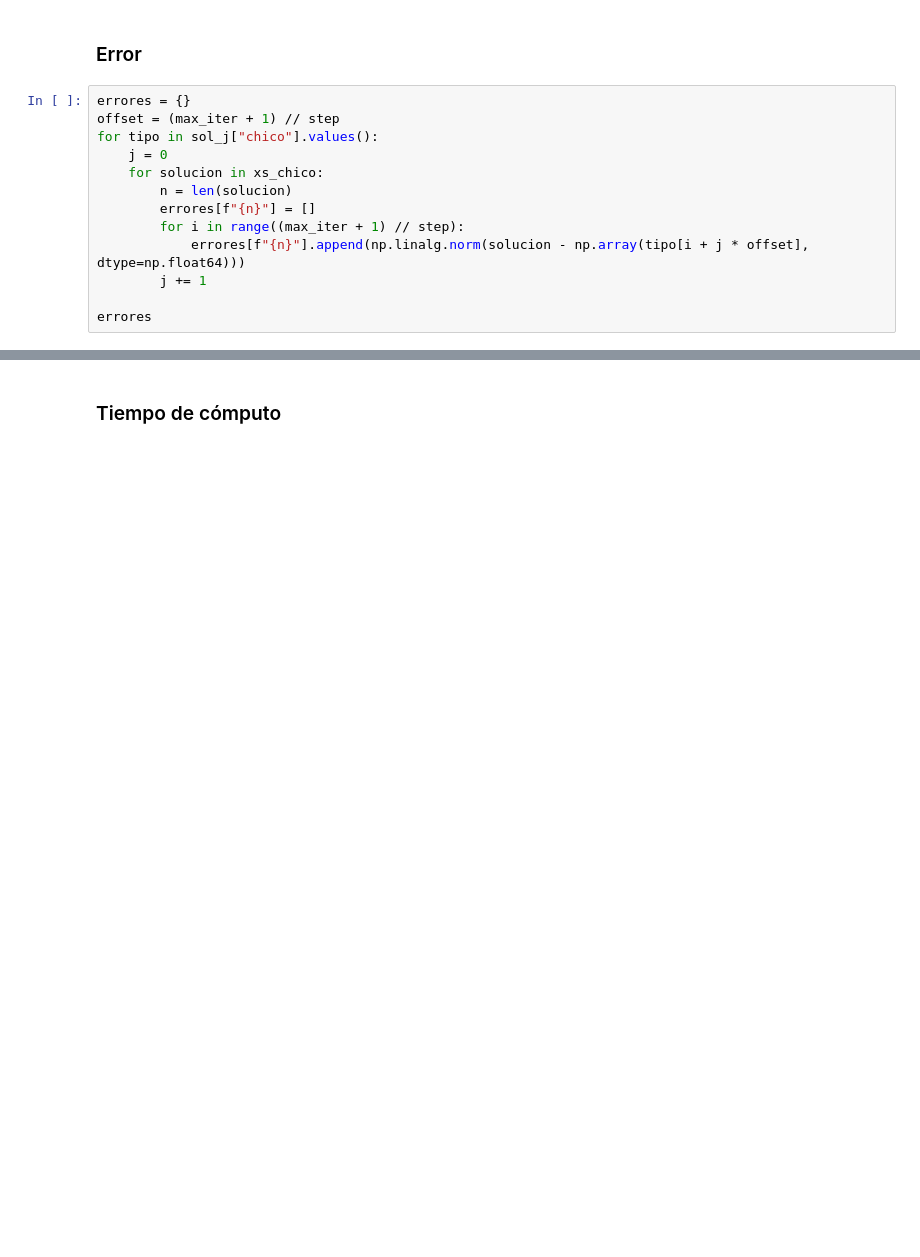
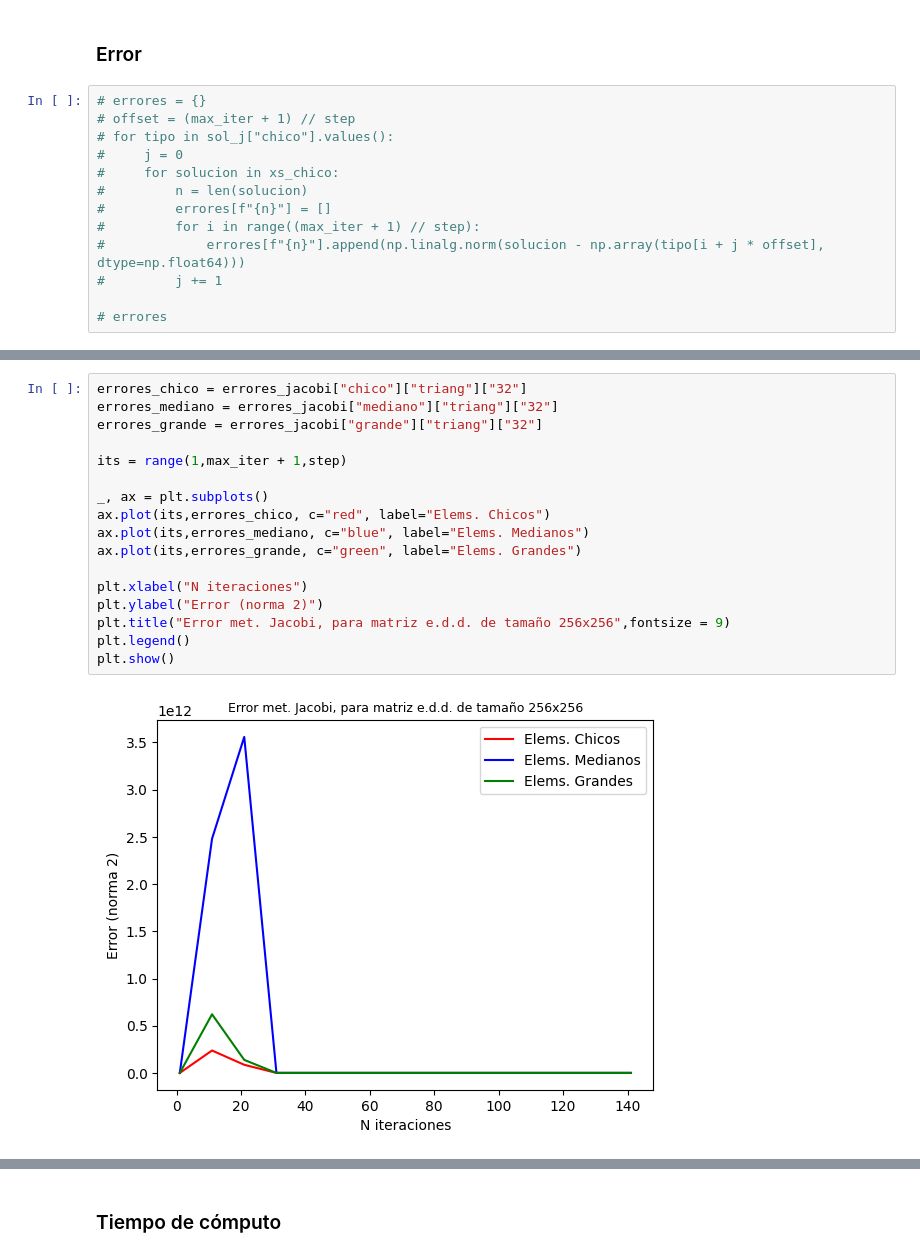
Before and after one commit to aleeperezz16/metnum-tp3, a Jupyter notebook: notebook/experimentacion.ipynb, the cells around one changed output, grey strips where cells are left out. Saved outputs shown, nothing was run; the diff lists cells and outputs as text; blank space fills up the shorter version.

```diff
--- a/notebook/experimentacion.ipynb
+++ b/notebook/experimentacion.ipynb
@@ -132,15 +133,15 @@ sol_lu = cargar_soluciones_metodos("lu")
 # %% [markdown]
 ### Error
 # %%
-errores = {}
-offset = (max_iter + 1) // step
-for tipo in sol_j["chico"].values():
-    j = 0
-    for solucion in xs_chico:
-        n = len(solucion)
-        errores[f"{n}"] = []
-        for i in range((max_iter + 1) // step):
-            errores[f"{n}"].append(np.linalg.norm(solucion - np.array(tipo[i + j * offset], dtype=np.float64)))
-        j += 1
+# errores = {}
+# offset = (max_iter + 1) // step
+# for tipo in sol_j["chico"].values():
+#     j = 0
+#     for solucion in xs_chico:
+#         n = len(solucion)
+#         errores[f"{n}"] = []
+#         for i in range((max_iter + 1) // step):
+#             errores[f"{n}"].append(np.linalg.norm(solucion - np.array(tipo[i + j * offset], dtype=np.float64)))
+#         j += 1
 
-errores
+# errores
@@ -146,0 +264,19 @@ errores
+# %%
+errores_chico = errores_jacobi["chico"]["triang"]["32"]
+errores_mediano = errores_jacobi["mediano"]["triang"]["32"]
+errores_grande = errores_jacobi["grande"]["triang"]["32"]
+
+its = range(1,max_iter + 1,step)
+
+_, ax = plt.subplots()
+ax.plot(its,errores_chico, c="red", label="Elems. Chicos")
+ax.plot(its,errores_mediano, c="blue", label="Elems. Medianos")
+ax.plot(its,errores_grande, c="green", label="Elems. Grandes")
+
+plt.xlabel("N iteraciones")
+plt.ylabel("Error (norma 2)")
+plt.title("Error met. Jacobi, para matriz e.d.d. de tamaño 256x256",fontsize = 9)
+plt.legend()
+plt.show()
+# %% [output]
+[figure, added]
```
Also changed, not shown: parts of 5 cells of this notebook.
